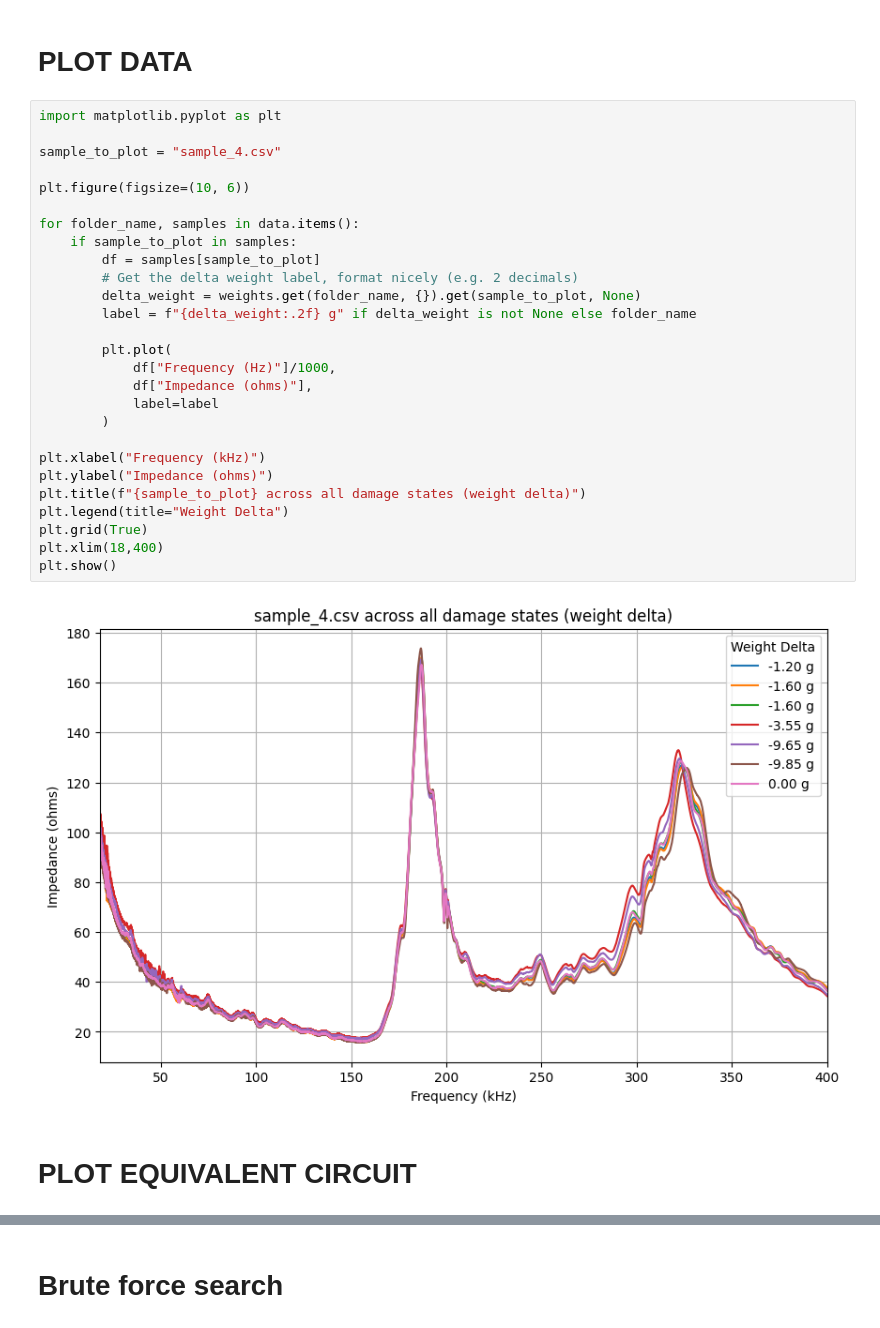
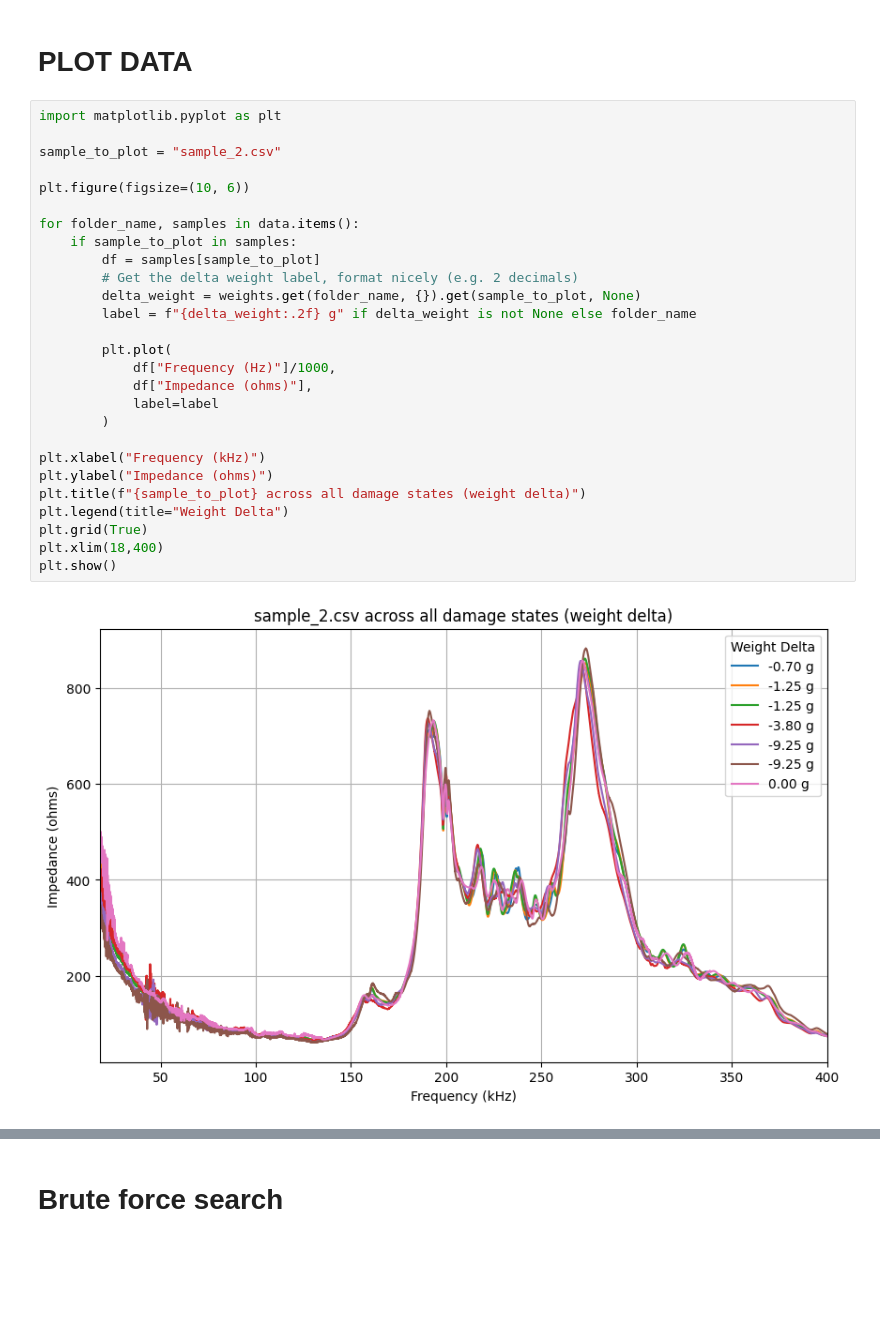
Before and after one commit to MKD-software/EMI-DMG-Analysis, a Jupyter notebook: Damage-analysis.ipynb, the cells around one changed output, grey strips where cells are left out. Saved outputs shown, nothing was run; the diff lists cells and outputs as text; blank space fills up the shorter version.

```diff
--- a/Damage-analysis.ipynb
+++ b/Damage-analysis.ipynb
@@ -68,31 +121,29 @@ for folder in [f for f in base_folder.iterdir() if f.is_dir()]:
 # %%
 import matplotlib.pyplot as plt
 
-sample_to_plot = "sample_4.csv"
+sample_to_plot = "sample_2.csv"
 
 plt.figure(figsize=(10, 6))
 
 for folder_name, samples in data.items():
     if sample_to_plot in samples:
         df = samples[sample_to_plot]
         # Get the delta weight label, format nicely (e.g. 2 decimals)
         delta_weight = weights.get(folder_name, {}).get(sample_to_plot, None)
         label = f"{delta_weight:.2f} g" if delta_weight is not None else folder_name
 
         plt.plot(
             df["Frequency (Hz)"]/1000,
             df["Impedance (ohms)"],
             label=label
         )
 
 plt.xlabel("Frequency (kHz)")
 plt.ylabel("Impedance (ohms)")
 plt.title(f"{sample_to_plot} across all damage states (weight delta)")
 plt.legend(title="Weight Delta")
 plt.grid(True)
 plt.xlim(18,400)
 plt.show()
 # %% [output]
-[figure, old version]
+[figure, new version]
-# %% [markdown]
-# PLOT EQUIVALENT CIRCUIT
```
Also changed, not shown: parts of 30 cells of this notebook.
